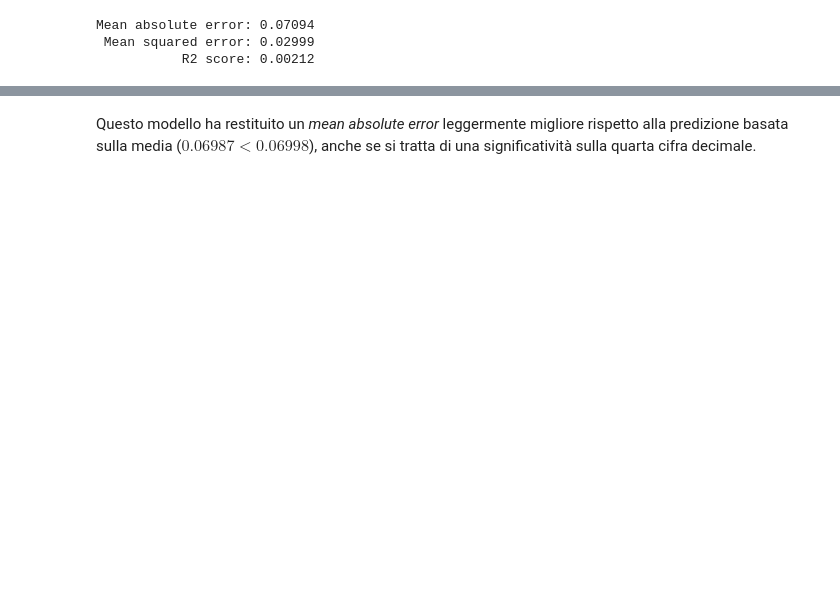
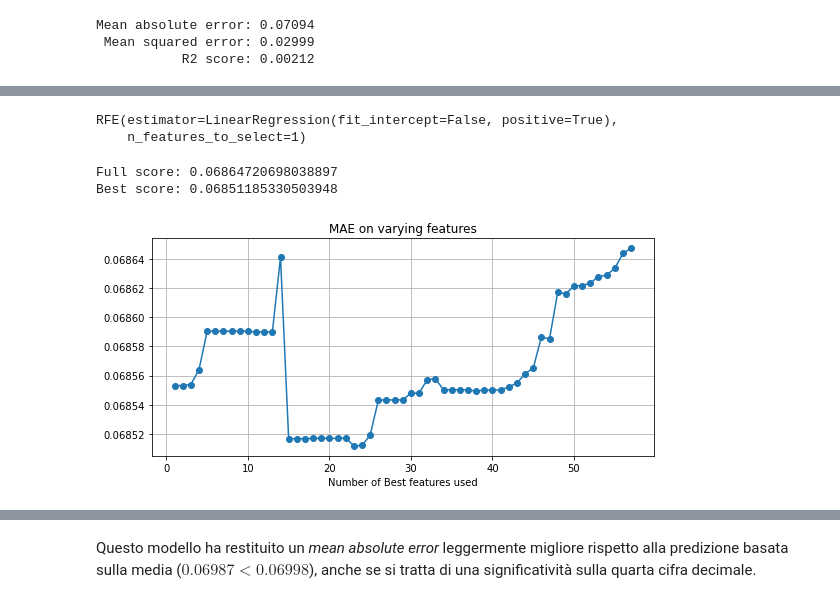
Before and after one commit to matteospanio/zillow-prize, a Jupyter notebook: 03 - Linear Regression and Decision Tree predictions.ipynb, the cells around one changed output, grey strips where cells are left out. Drawn from its saved outputs; the diff is of its cells as text; code cells hidden in the pictures; blank space fills up the shorter version.

```diff
--- a/03 - Linear Regression and Decision Tree predictions.ipynb
+++ b/03 - Linear Regression and Decision Tree predictions.ipynb
@@ -75,0 +76,39 @@ Mean absolute error: 0.07094
+# %%
+from sklearn.feature_selection import RFE
+
+lm = LinearRegression(fit_intercept=False, positive=True)
+rfe = RFE(estimator=lm, n_features_to_select=1)
+
+rfe.fit(X_train,y_train)
+# %% [output]
+RFE(estimator=LinearRegression(fit_intercept=False, positive=True),
+    n_features_to_select=1)
+# %%
+from sklearn.model_selection import cross_val_score
+import numpy as np
+
+best_features = np.array(X_train.columns.to_list())[ np.argsort(rfe.ranking_)[::-1] ]
+
+mae = []
+
+for f in range(1,len(best_features)+1):
+    lm = LinearRegression(fit_intercept=False, positive=True)
+    scores = cross_val_score(lm,
+                             X_train.loc[:,best_features[:f]], y_train,
+                             cv=5, scoring='neg_mean_absolute_error')
+    mae += [-scores.mean()]
+# %%
+import matplotlib.pyplot as plt
+
+print ("Full score:", mae[-1])
+print ("Best score:", min(mae))
+
+fig, ax = plt.subplots(figsize=(9,4))
+ax.plot(range(1,len(best_features)+1), mae, 'o-', label="MAE")
+ax.set_title("MAE on varying features")
+ax.set_xlabel("Number of Best features used")
+ax.grid();
+# %% [output]
+Full score: 0.06864720698038897
+Best score: 0.06851185330503948
+[figure, added]
```
Also changed, not shown: parts of 46 cells of this notebook, 3 other files.
